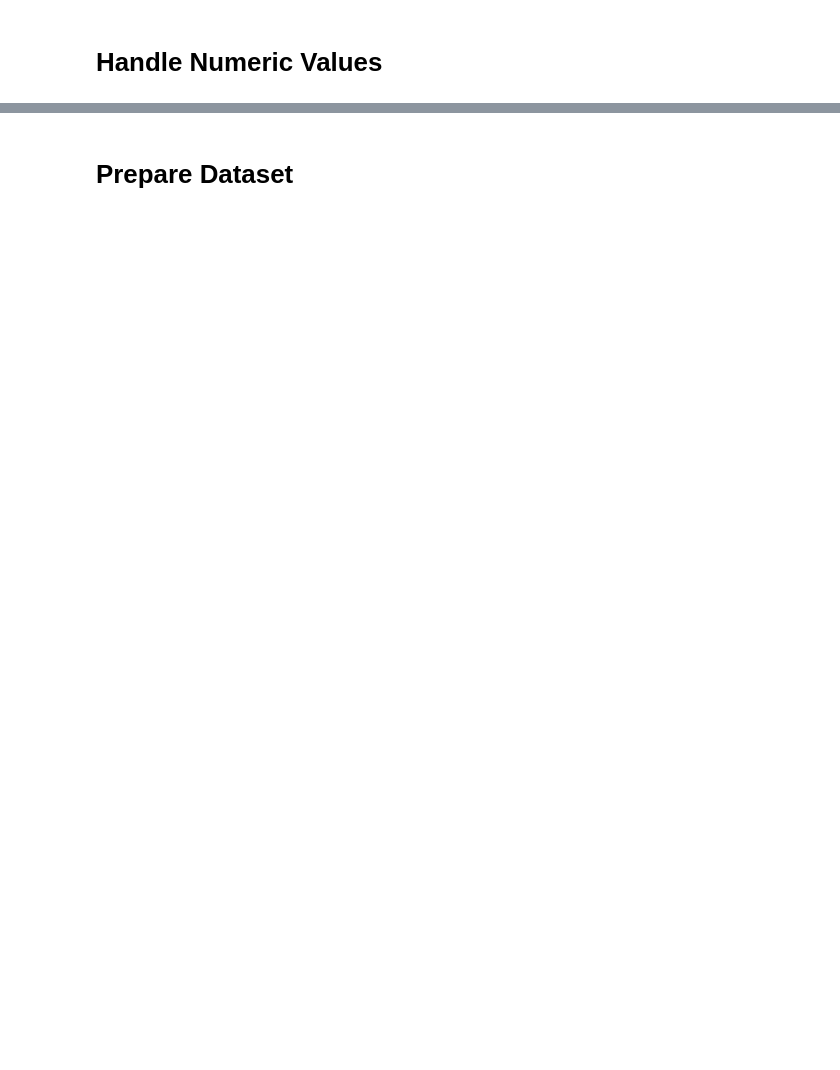
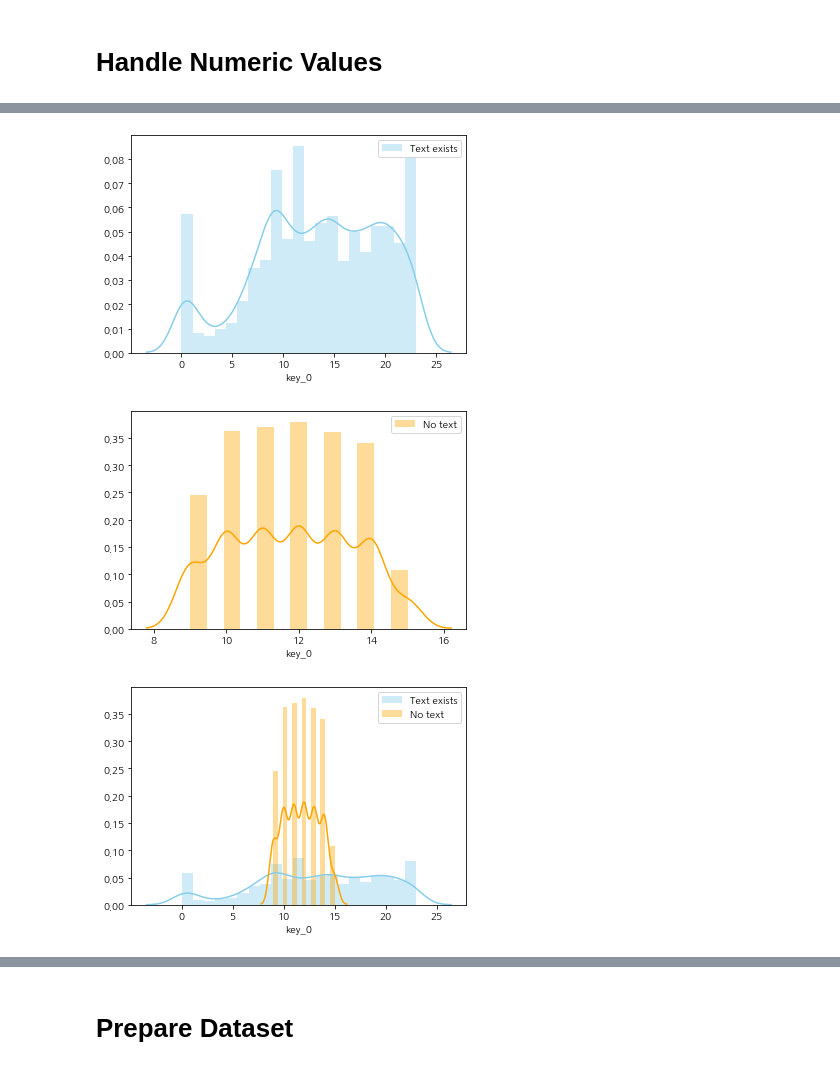
Before and after one commit to hyeon95y/Algorithm_Trading_reddit, a Jupyter notebook: pipeline_example.ipynb, the cells around one changed output, grey strips where cells are left out. Drawn from its saved outputs; the diff is of its cells as text; code cells hidden in the pictures; blank space fills up the shorter version.

```diff
--- a/pipeline_example.ipynb
+++ b/pipeline_example.ipynb
@@ -426,0 +424,19 @@ memory usage: 1.2+ MB
+# %%
+import seaborn as sns
+
+sns.distplot(textnan[textnan==1].index.hour, label='Text exists', color='skyblue')
+plt.legend()
+plt.show()
+
+sns.distplot(textnan[textnan==0].index.hour, label='No text', color='orange')
+plt.legend()
+plt.show()
+
+sns.distplot(textnan[textnan==1].index.hour, label='Text exists', color='skyblue')
+sns.distplot(textnan[textnan==0].index.hour, label='No text', color='orange')
+plt.legend()
+plt.show()
+# %% [output]
+[figure, added]
+[figure, added]
+[figure, added]
```
Also changed, not shown: parts of 36 cells of this notebook.
